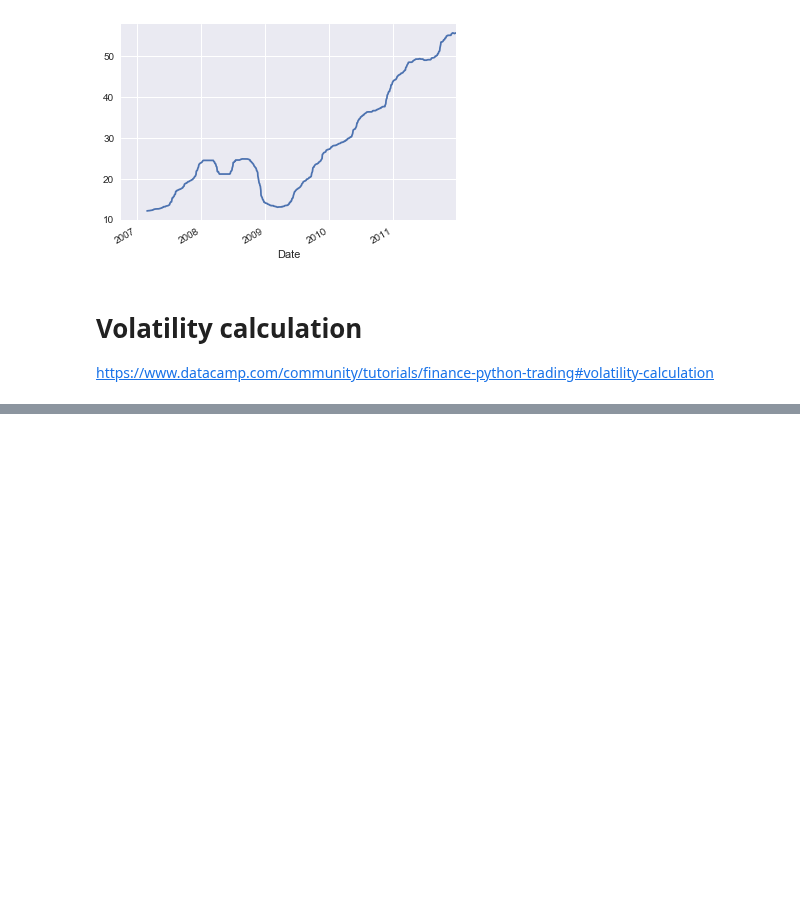
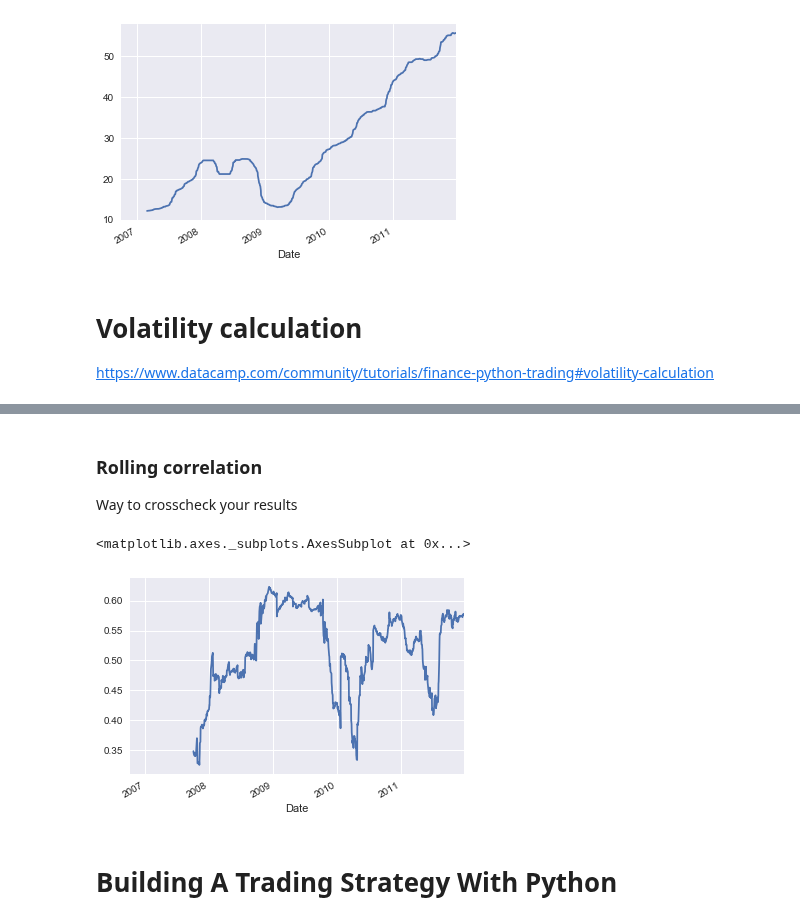
Before and after one commit to minimalgeek/Python, a Jupyter notebook: NLP/Finance/01_tutorial.ipynb, the cells around one changed output, grey strips where cells are left out. Saved outputs shown, nothing was run; the diff lists cells and outputs as text; code cells hidden in the pictures; blank space fills up the shorter version.

```diff
--- a/NLP/Finance/01_tutorial.ipynb
+++ b/NLP/Finance/01_tutorial.ipynb
@@ -335,0 +397,10 @@ https://www.datacamp.com/community/tutorials/finance-python-trading#volatility-c
+# %% [markdown]
+### Rolling correlation
+Way to crosscheck your results
+# %%
+return_data['MSFT'].rolling(window=252).corr(return_data['AAPL']).plot()
+# %% [output]
+<matplotlib.axes._subplots.AxesSubplot at 0x...>
+[figure, added]
+# %% [markdown]
+# Building A Trading Strategy With Python
```
Also changed, not shown: parts of 33 cells of this notebook, 1 other file.
